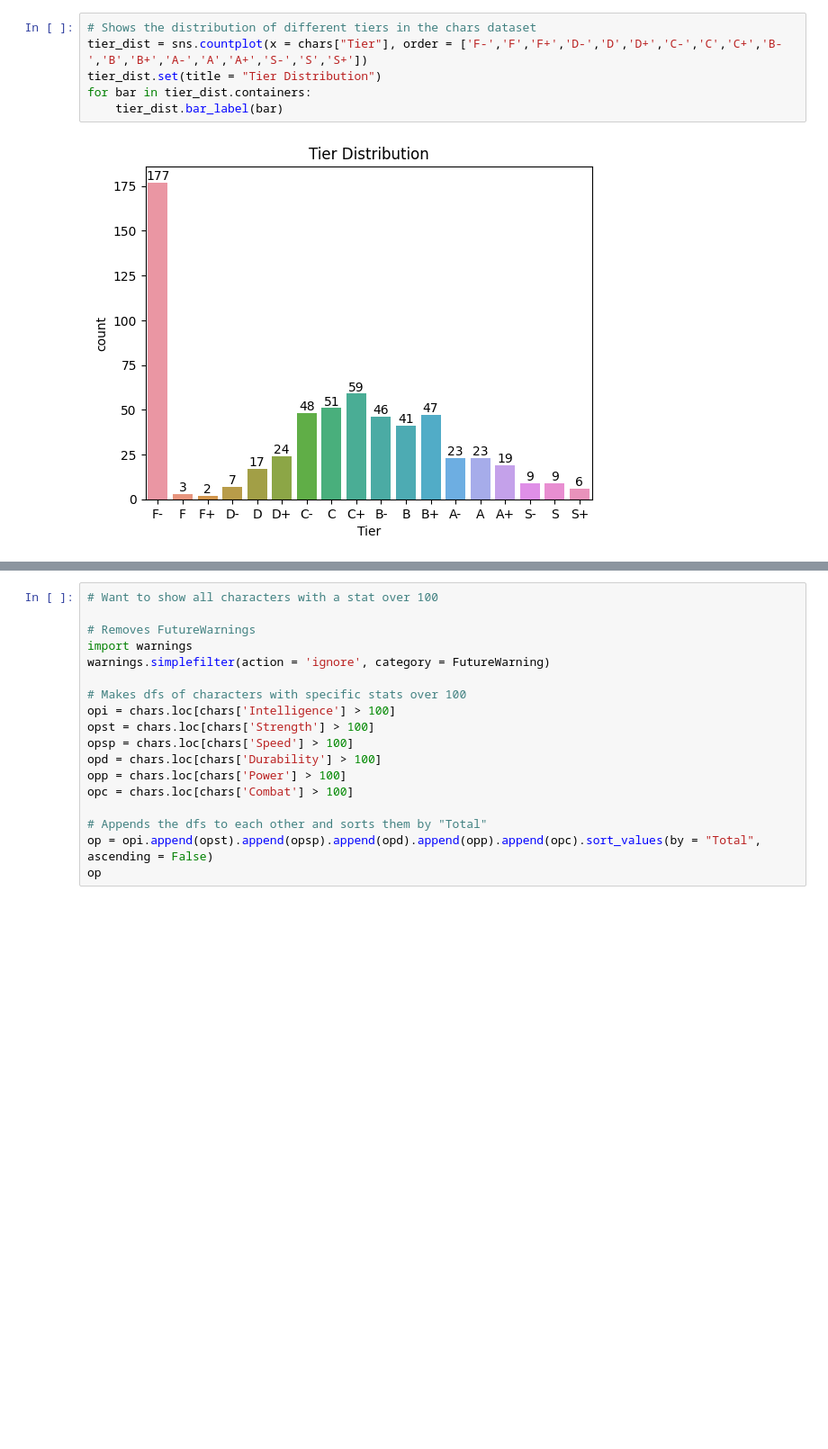
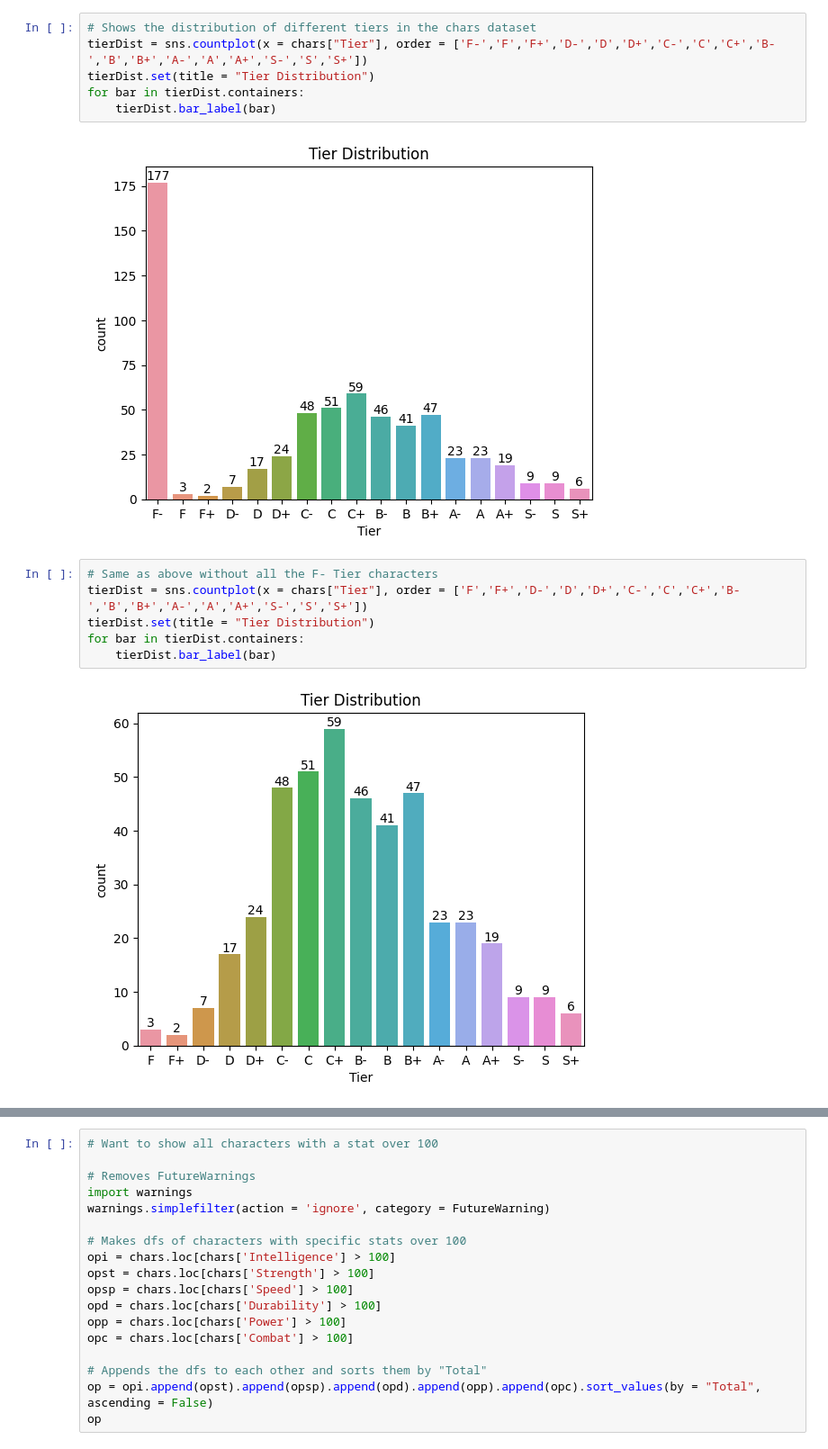
Before and after one commit to pmloppnow/JUMP-Plus, a Jupyter notebook: super.ipynb, the cells around one changed output, grey strips where cells are left out. Shown: that part at 90% size. Drawn from its saved outputs; the diff is of its cells as text; blank space fills up the shorter version.

```diff
--- a/super.ipynb
+++ b/super.ipynb
@@ -246,9 +275,17 @@ chars
 611 rows × 10 columns
 # %%
 # Shows the distribution of different tiers in the chars dataset
-tier_dist = sns.countplot(x = chars["Tier"], order = ['F-','F','F+','D-','D','D+','C-','C','C+','B-','B','B+','A-','A','A+','S-','S','S+'])
-tier_dist.set(title = "Tier Distribution")
-for bar in tier_dist.containers:
-    tier_dist.bar_label(bar)
+tierDist = sns.countplot(x = chars["Tier"], order = ['F-','F','F+','D-','D','D+','C-','C','C+','B-','B','B+','A-','A','A+','S-','S','S+'])
+tierDist.set(title = "Tier Distribution")
+for bar in tierDist.containers:
+    tierDist.bar_label(bar)
 # %% [output]
 [figure]
+# %%
+# Same as above without all the F- Tier characters
+tierDist = sns.countplot(x = chars["Tier"], order = ['F','F+','D-','D','D+','C-','C','C+','B-','B','B+','A-','A','A+','S-','S','S+'])
+tierDist.set(title = "Tier Distribution")
+for bar in tierDist.containers:
+    tierDist.bar_label(bar)
+# %% [output]
+[figure, added]
```
Also changed, not shown: parts of 7 cells of this notebook.
